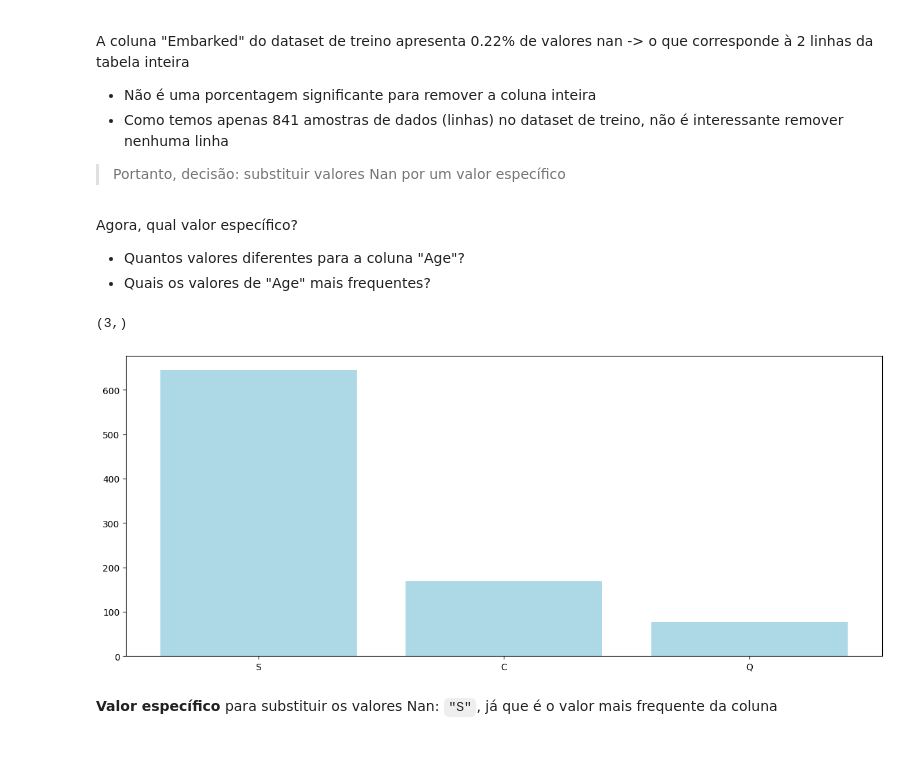
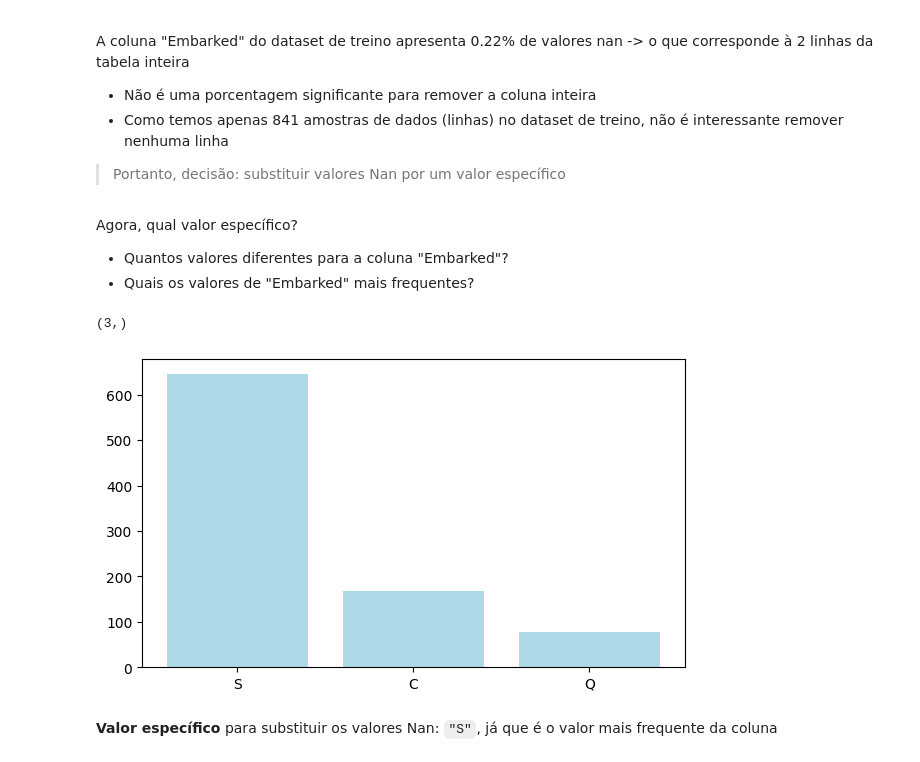
Before and after one commit to Giodzz/Kaggle, a Jupyter notebook: Titanic/titanic.ipynb, the cells around one changed output. Cells and saved outputs as stored; diff of their text form; code cells hidden in the pictures.

```diff
--- a/Titanic/titanic.ipynb
+++ b/Titanic/titanic.ipynb
@@ -208,19 +208,19 @@ A coluna "Embarked" do dataset de treino apresenta 0.22% de valores nan -> o que
 > Portanto, decisão: substituir valores Nan por um valor específico
 # %% [markdown]
 Agora, qual valor específico?
-- Quantos valores diferentes para a coluna "Age"?
-- Quais os valores de "Age" mais frequentes?
+- Quantos valores diferentes para a coluna "Embarked"?
+- Quais os valores de "Embarked" mais frequentes?
 # %%
 train_data['Embarked'].value_counts().shape
 # %% [output]
 (3,)
 # %%
 embarked = train_data['Embarked']
-plt.figure(figsize=(15, 6))
+plt.figure(figsize=(7, 4))
 plt.bar(embarked.value_counts().index, embarked.value_counts(), color='lightblue')
 plt.show()
 # %% [output]
-[figure, old version]
+[figure, new version]
 # %% [markdown]
 **Valor específico** para substituir os valores Nan: `"S"`, já que é o valor mais frequente da coluna
 # %%
```
Also changed, not shown: parts of 9 cells of this notebook.
